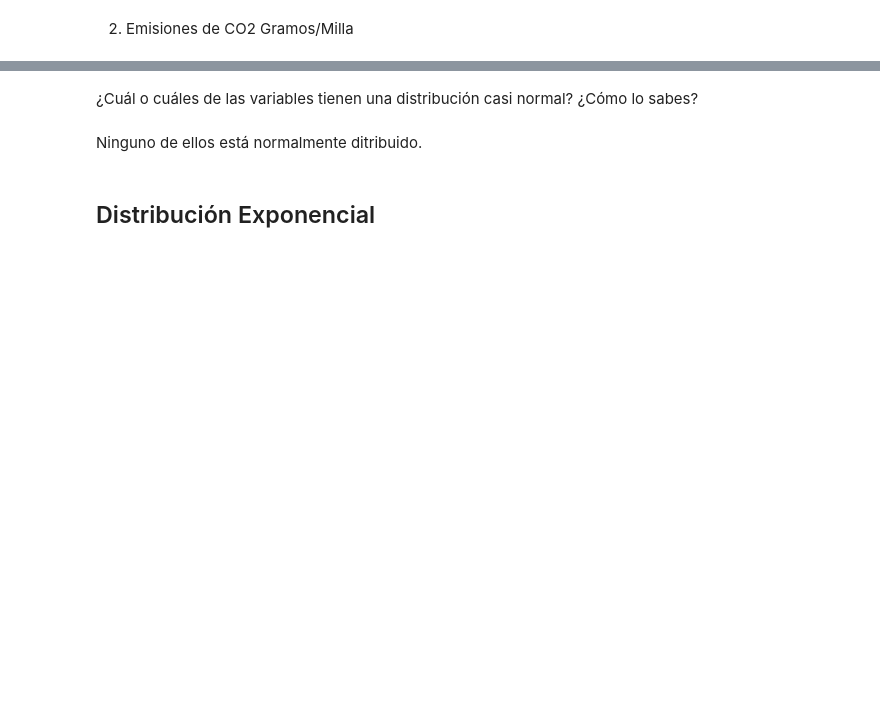
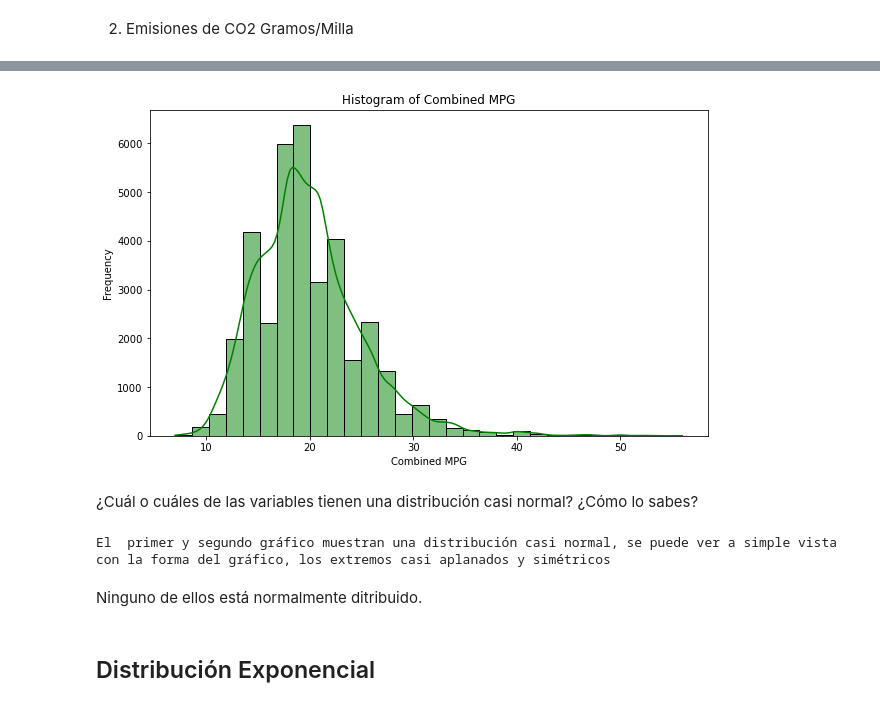
Before and after one commit to ironhack-labs/lab-continuous-probability-distributions-es, a Jupyter notebook: your-code/main.ipynb, the cells around one changed output, grey strips where cells are left out. Drawn from its saved outputs; the diff is of its cells as text; code cells hidden in the pictures; blank space fills up the shorter version.

```diff
--- a/your-code/main.ipynb
+++ b/your-code/main.ipynb
@@ -175,2 +182,12 @@ A continuación, traza los histogramas de las siguientes variables:
+# %%
+
+plt.figure(figsize=(10, 6))
+sns.histplot(data=vehicles_df, x="Combined MPG", kde=True, bins=30, color="green")
+plt.title("Histogram of Combined MPG")
+plt.xlabel("Combined MPG")
+plt.ylabel("Frequency")
+plt.show()
+# %% [output]
+[figure, added]
 # %% [markdown]
 ¿Cuál o cuáles de las variables tienen una distribución casi normal? ¿Cómo lo sabes?
@@ -185,3 +194,7 @@ A continuación, traza los histogramas de las siguientes variables:
+# %%
+print("El  primer y segundo gráfico muestran una distribución casi normal, se puede ver a simple vista con la forma del gráfico, los extremos casi aplanados y simétricos")
+# %% [output]
+El  primer y segundo gráfico muestran una distribución casi normal, se puede ver a simple vista con la forma del gráfico, los extremos casi aplanados y simétricos
 # %% [markdown]
 Ninguno de ellos está normalmente ditribuido.
 # %% [markdown]
```
Also changed, not shown: parts of 27 cells of this notebook.
